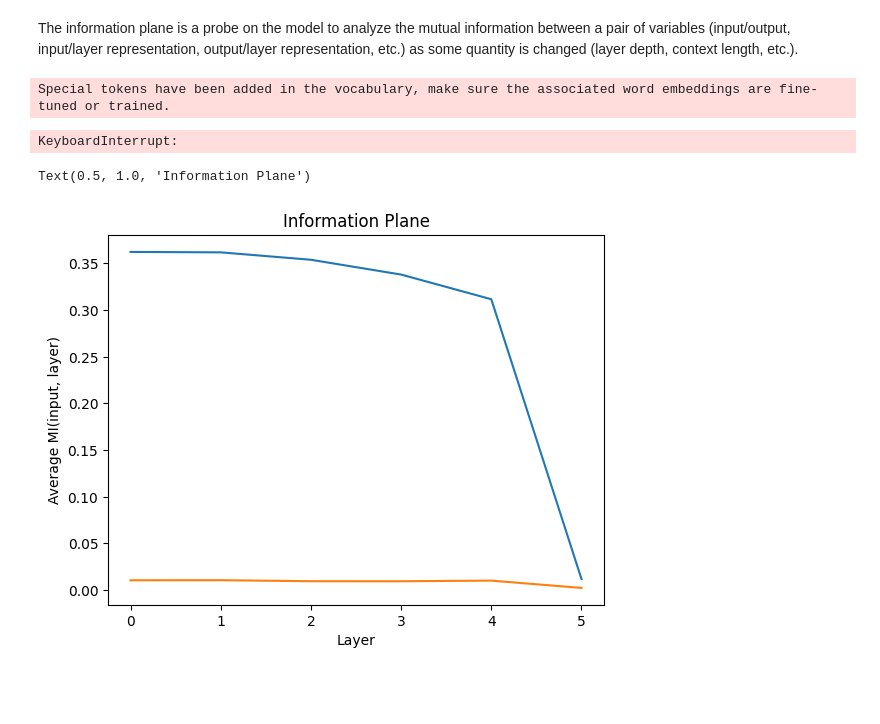
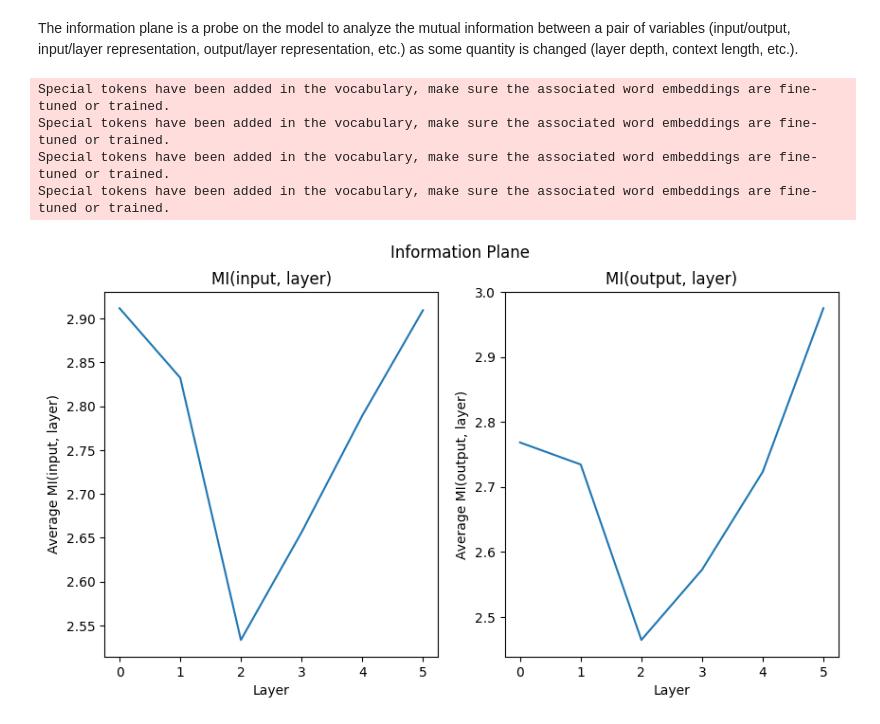
Before and after one commit to OFSkean/information_flow, a Jupyter notebook: information_plane.ipynb, the cells around one changed output. Cells and saved outputs as stored; diff of their text form; code cells hidden in the pictures; blank space fills up the shorter version.

Commit message:
fixed information plane experiment

```diff
--- a/information_plane.ipynb
+++ b/information_plane.ipynb
@@ -675,27 +678,38 @@ def compute_information_plane(model, dataloader, var_A, var_B='layer', alpha=1):
 
     return mi_list
 # %%
+input_to_layer_infos = {}
+output_to_layer_infos = {}
 
-model_path = get_model_path("EleutherAI", "70m")
-tokenizer = AutoTokenizer.from_pretrained(model_path)
-model = AutoModel.from_pretrained(model_path, output_hidden_states=True).to(device)
-dataloader = get_dataloader(tokenizer, "wikitext", split="train")
+for model_size in ['14m', '70m', '160m', '410m']:
+    model_path = get_model_path("EleutherAI", model_size)
+    tokenizer = AutoTokenizer.from_pretrained(model_path)
+    model = AutoModel.from_pretrained(model_path, output_hidden_states=True).to("cuda:1")
+    dataloader = get_dataloader(tokenizer, "wikitext", split="train")
 
-input_to_layer_info_plane = compute_information_plane(model, dataloader, "input", "layer", alpha=1)
-output_to_layer_info_plane = compute_information_plane(model, dataloader, "output", "layer", alpha=1)
+    input_to_layer_infos[model_size] = np.array(compute_information_plane(model, dataloader, "input", "layer", alpha=1)).mean(axis=0)
+    output_to_layer_infos[model_size] = np.array(compute_information_plane(model, dataloader, "output", "layer", alpha=1)).mean(axis=0)
 # %% [output]
 Special tokens have been added in the vocabulary, make sure the associated word embeddings are fine-tuned or trained.
+Special tokens have been added in the vocabulary, make sure the associated word embeddings are fine-tuned or trained.
+Special tokens have been added in the vocabulary, make sure the associated word embeddings are fine-tuned or trained.
+Special tokens have been added in the vocabulary, make sure the associated word embeddings are fine-tuned or trained.
-KeyboardInterrupt:
-# %%
-import numpy as np
-
-input_layer_means = np.array(input_to_layer_info_plane).mean(axis=0)
-output_layer_means = np.array(output_to_layer_info_plane).mean(axis=0)
-plt.plot(input_layer_means, label="MI(input, layer)")
-plt.plot(output_layer_means, label="MI(output, layer)")
-plt.xlabel("Layer")
-plt.ylabel("Average MI(input, layer)")
-plt.title("Information Plane")
-# %% [output]
-Text(0.5, 1.0, 'Information Plane')
-[figure, removed]
+# %%
+import numpy as np
+
+fig, axes = plt.subplots(1, 2, figsize=(10, 5))
+
+axes[0].plot(input_to_layer_infos['14m'], label="MI(input, layer)")
+axes[0].set_title("MI(input, layer)")
+axes[0].set_xlabel("Layer")
+axes[0].set_ylabel("Average MI(input, layer)")
+
+axes[1].plot(output_to_layer_infos['14m'], label="MI(output, layer)")
+axes[1].set_title("MI(output, layer)")
+axes[1].set_xlabel("Layer")
+axes[1].set_ylabel("Average MI(output, layer)")
+
+fig.suptitle("Information Plane")
+plt.show()
+# %% [output]
+[figure, added]
```
Also changed, not shown: parts of 2 cells of this notebook.
